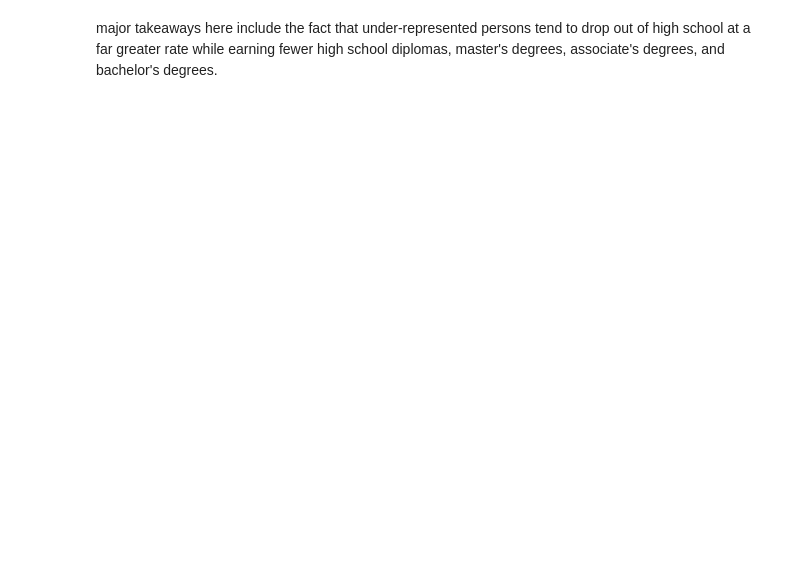
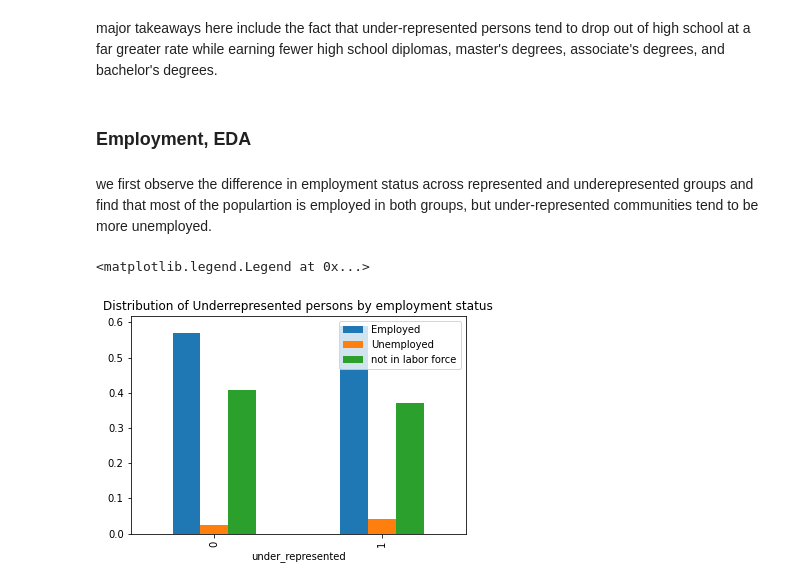
Before and after one commit to kayfilipp/HigherME, a Jupyter notebook: census_data/Untitled.ipynb, the cells around one changed output. Cells and saved outputs as stored; diff of their text form; code cells hidden in the pictures; blank space fills up the shorter version.

```diff
--- a/census_data/Untitled.ipynb
+++ b/census_data/Untitled.ipynb
@@ -201,2 +205,19 @@ pd.crosstab(
 # %% [markdown]
 major takeaways here include the fact that under-represented persons tend to drop out of high school at a far greater rate while earning fewer high school diplomas, master's degrees, associate's degrees, and bachelor's degrees.
+# %% [markdown]
+### Employment, EDA
+# %% [markdown]
+we first observe the difference in employment status across represented and underepresented groups and find that most of the populartion is employed in both groups, but under-represented communities tend to be more unemployed.
+# %%
+import matplotlib.pyplot as plt
+pd.crosstab(
+    df['under_represented'],
+    df['EMPSTAT'],
+    normalize='index'
+).plot.bar(
+    title='Distribution of Underrepresented persons by employment status'
+)
+plt.legend(['Employed','Unemployed','not in labor force'])
+# %% [output]
+<matplotlib.legend.Legend at 0x...>
+[figure, added]
```
Also changed, not shown: parts of 14 cells of this notebook, 4 other files.
